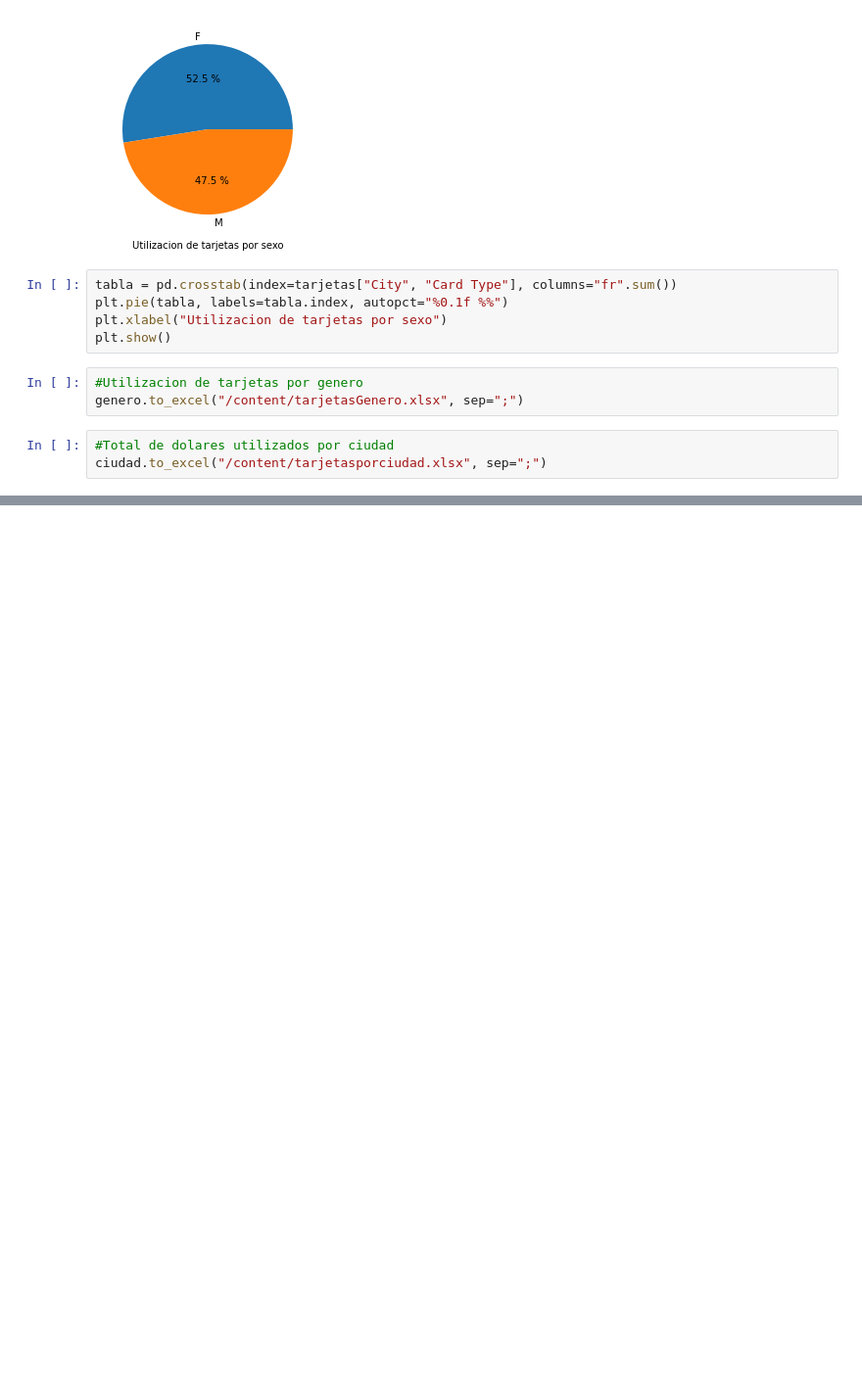
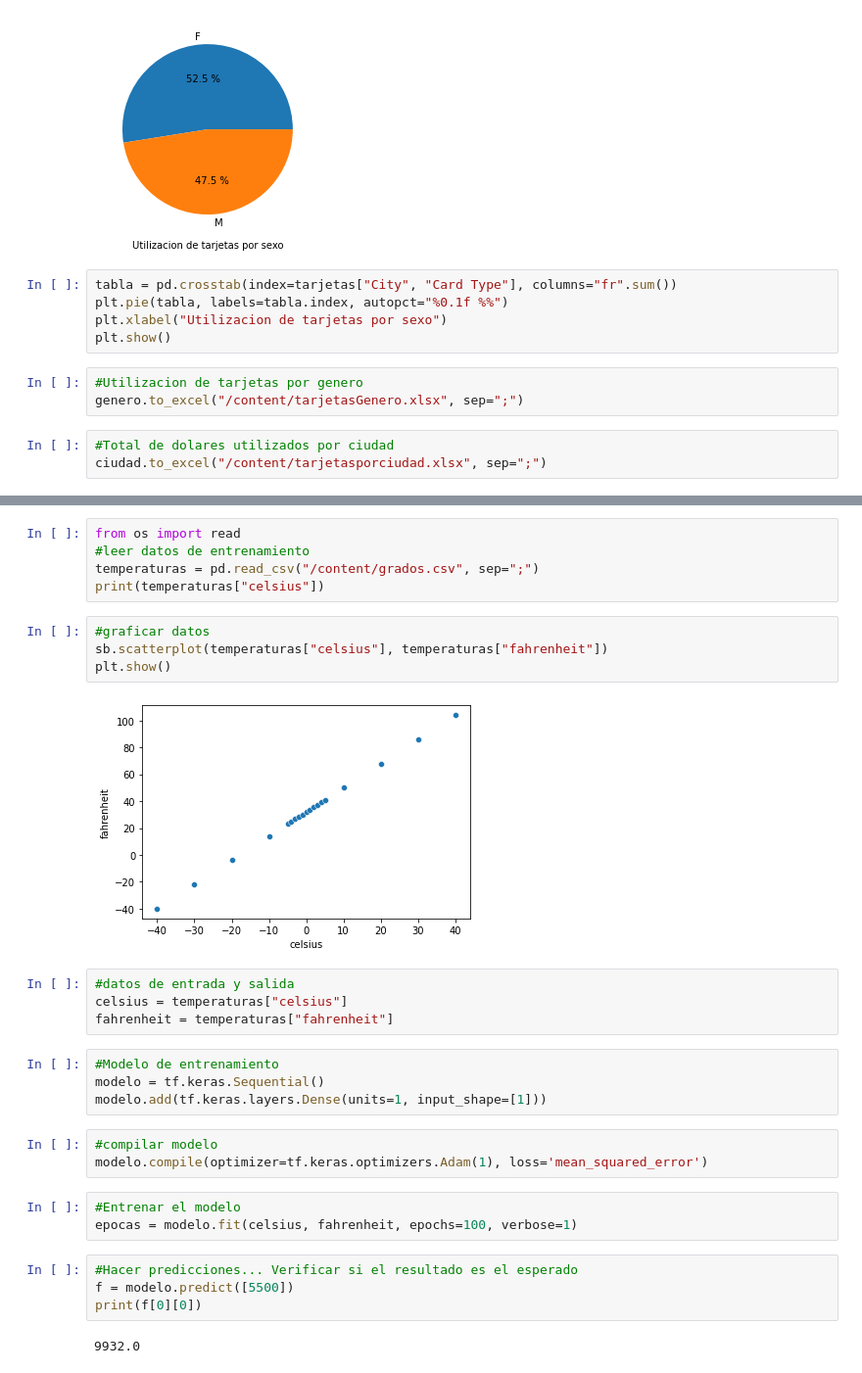
Before and after one commit to Edwin-Joya/Programacion-III, a Jupyter notebook: Clase_presencial.ipynb, the cells around one changed output, grey strips where cells are left out. Shown: that part at 98% size. Cells and saved outputs as stored; diff of their text form; blank space fills up the shorter version.

```diff
--- a/Clase_presencial.ipynb
+++ b/Clase_presencial.ipynb
@@ -933,0 +919,31 @@ gasto.to_excel("/content/totalutilizadoportipo.xlsx", sep=";")
+# %%
+from os import read
+#leer datos de entrenamiento
+temperaturas = pd.read_csv("/content/grados.csv", sep=";")
+print(temperaturas["celsius"])
+# %%
+#graficar datos
+sb.scatterplot(temperaturas["celsius"], temperaturas["fahrenheit"])
+plt.show()
+# %% [output]
+[figure, added]
+# %%
+#datos de entrada y salida
+celsius = temperaturas["celsius"]
+fahrenheit = temperaturas["fahrenheit"]
+# %%
+#Modelo de entrenamiento
+modelo = tf.keras.Sequential()
+modelo.add(tf.keras.layers.Dense(units=1, input_shape=[1]))
+# %%
+#compilar modelo
+modelo.compile(optimizer=tf.keras.optimizers.Adam(1), loss='mean_squared_error')
+# %%
+#Entrenar el modelo
+epocas = modelo.fit(celsius, fahrenheit, epochs=100, verbose=1)
+# %%
+#Hacer predicciones... Verificar si el resultado es el esperado
+f = modelo.predict([5500])
+print(f[0][0])
+# %% [output]
+9932.0
```
Also changed, not shown: parts of 7 cells of this notebook.
